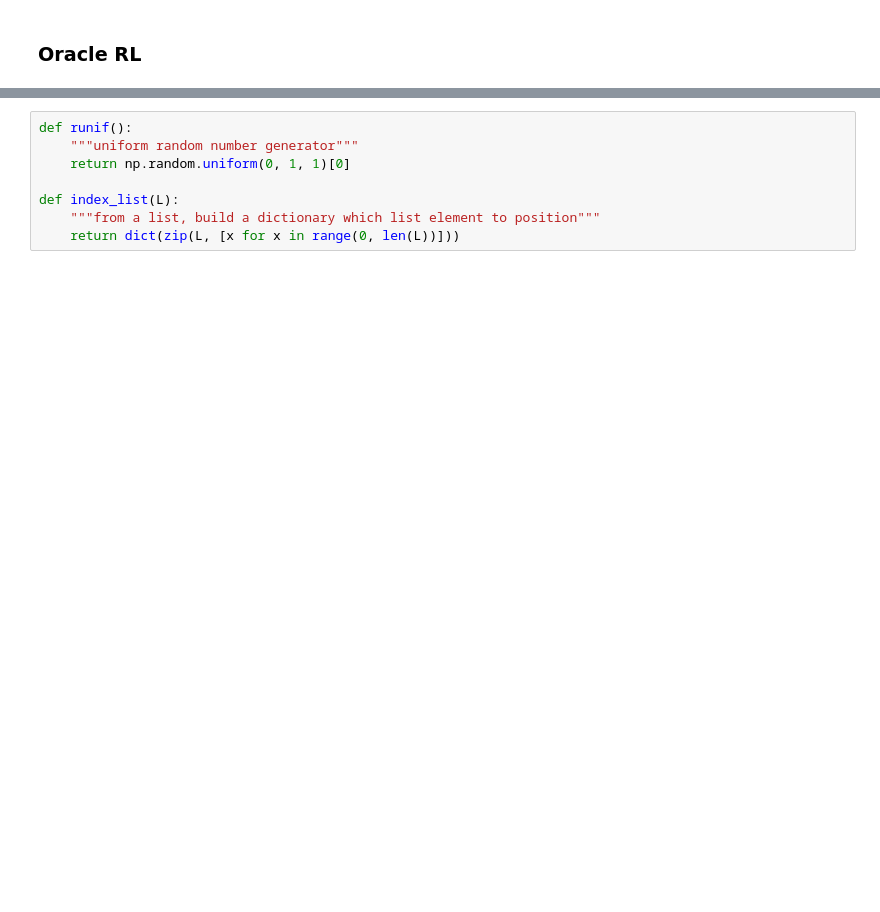
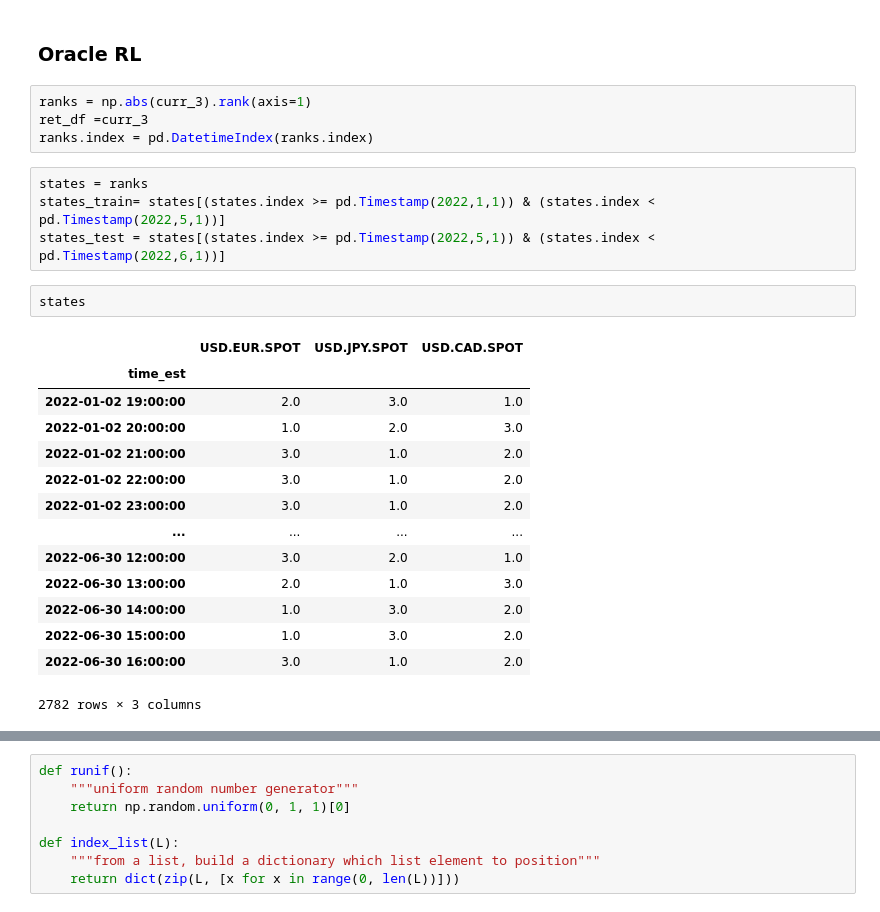
Before and after one commit to thEKurz/Reinforcment_Learning_FX, a Jupyter notebook: Oracles.ipynb, the cells around one changed output, grey strips where cells are left out. Cells and saved outputs as stored; diff of their text form; blank space fills up the shorter version.

```diff
--- a/Oracles.ipynb
+++ b/Oracles.ipynb
@@ -98,2 +114,27 @@ Text(0.5, 1.0, 'Rolling Monthly Volatility of Oracle - All Currencies')
 # %% [markdown]
 ### Oracle RL
+# %%
+ranks = np.abs(curr_3).rank(axis=1)
+ret_df =curr_3
+ranks.index = pd.DatetimeIndex(ranks.index)
+# %%
+states = ranks
+states_train= states[(states.index >= pd.Timestamp(2022,1,1)) & (states.index < pd.Timestamp(2022,5,1))]
+states_test = states[(states.index >= pd.Timestamp(2022,5,1)) & (states.index < pd.Timestamp(2022,6,1))]
+# %%
+states
+# %% [output]
+|  | USD.EUR.SPOT | USD.JPY.SPOT | USD.CAD.SPOT |
+| time_est |  |  |  |
+| 2022-01-02 19:00:00 | 2.0 | 3.0 | 1.0 |
+| 2022-01-02 20:00:00 | 1.0 | 2.0 | 3.0 |
+| 2022-01-02 21:00:00 | 3.0 | 1.0 | 2.0 |
+| 2022-01-02 22:00:00 | 3.0 | 1.0 | 2.0 |
+| 2022-01-02 23:00:00 | 3.0 | 1.0 | 2.0 |
+| ... | ... | ... | ... |
+| 2022-06-30 12:00:00 | 3.0 | 2.0 | 1.0 |
+| 2022-06-30 13:00:00 | 2.0 | 1.0 | 3.0 |
+| 2022-06-30 14:00:00 | 1.0 | 3.0 | 2.0 |
+| 2022-06-30 15:00:00 | 1.0 | 3.0 | 2.0 |
+| 2022-06-30 16:00:00 | 3.0 | 1.0 | 2.0 |
+2782 rows × 3 columns
```
Also changed, not shown: parts of 34 cells of this notebook, 4 other files.
